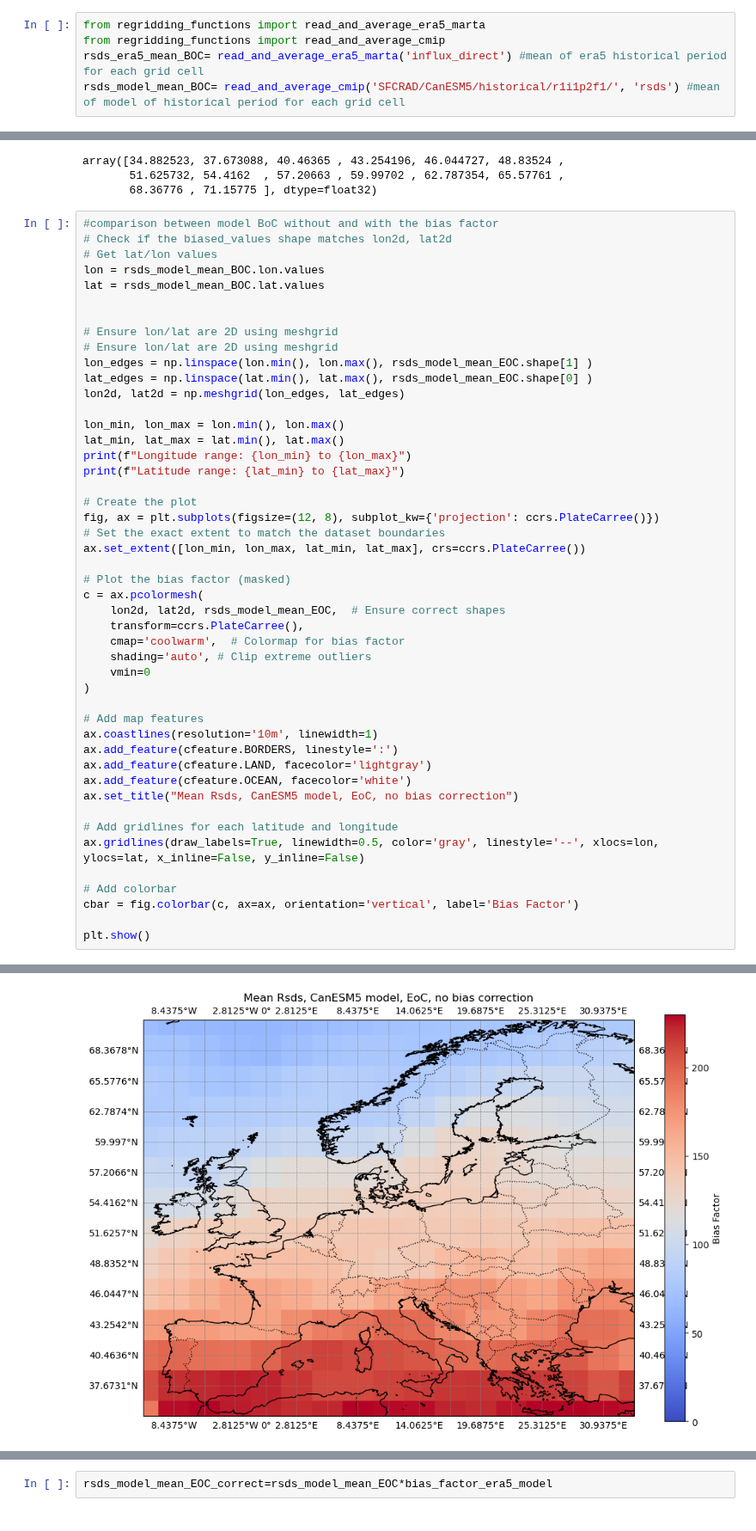
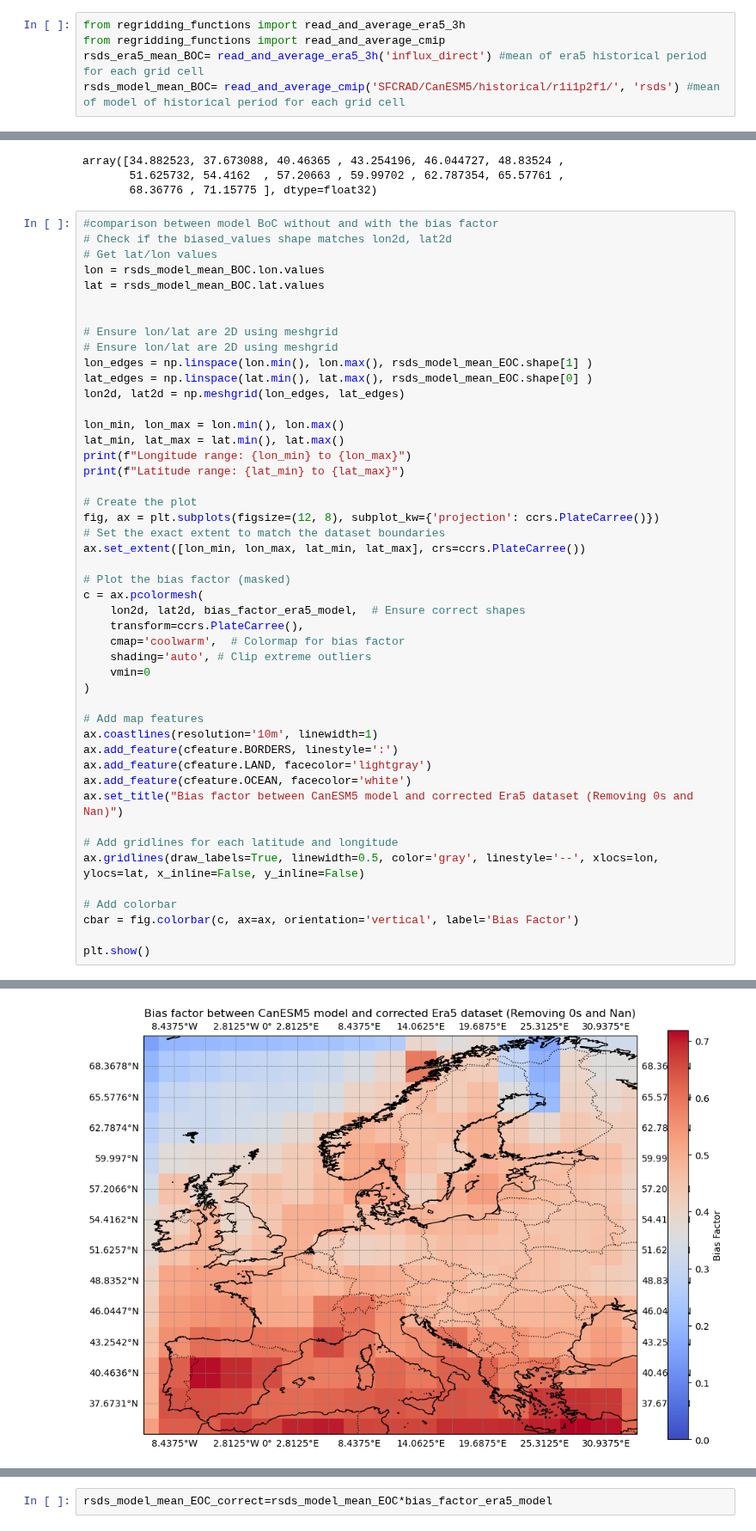
Before and after one commit to martabresco/Climate-Change-Impacted-Solar-Energy-Generation, a Jupyter notebook: bias_correction.ipynb, the cells around one changed output, grey strips where cells are left out. Shown at 86% size. Drawn from its saved outputs; the diff is of its cells as text.

Commit message:
trying to fix era5/model issue

```diff
--- a/bias_correction.ipynb
+++ b/bias_correction.ipynb
@@ -210,8 +210,8 @@ print(bias_factor_era5_sarah)  # or your array name (e.g., bias_factor_era5_sara
   0.87698936 0.876041   0.8735149  0.892235   0.88882524 0.8909934
   0.8961709 ]]
 # %%
-from regridding_functions import read_and_average_era5_marta
+from regridding_functions import read_and_average_era5_3h
 from regridding_functions import read_and_average_cmip
-rsds_era5_mean_BOC= read_and_average_era5_marta('influx_direct') #mean of era5 historical period for each grid cell
+rsds_era5_mean_BOC= read_and_average_era5_3h('influx_direct') #mean of era5 historical period for each grid cell
 rsds_model_mean_BOC= read_and_average_cmip('SFCRAD/CanESM5/historical/r1i1p2f1/', 'rsds') #mean of model of historical period for each grid cell
 # %% [output]
@@ -420,33 +423,33 @@ print(f"Latitude range: {lat_min} to {lat_max}")
 
 # Create the plot
 fig, ax = plt.subplots(figsize=(12, 8), subplot_kw={'projection': ccrs.PlateCarree()})
 # Set the exact extent to match the dataset boundaries
 ax.set_extent([lon_min, lon_max, lat_min, lat_max], crs=ccrs.PlateCarree())
 
 # Plot the bias factor (masked)
 c = ax.pcolormesh(
-    lon2d, lat2d, rsds_model_mean_EOC,  # Ensure correct shapes
+    lon2d, lat2d, bias_factor_era5_model,  # Ensure correct shapes
     transform=ccrs.PlateCarree(),
     cmap='coolwarm',  # Colormap for bias factor
     shading='auto', # Clip extreme outliers
     vmin=0
 )
 
 # Add map features
 ax.coastlines(resolution='10m', linewidth=1)
 ax.add_feature(cfeature.BORDERS, linestyle=':')
 ax.add_feature(cfeature.LAND, facecolor='lightgray')
 ax.add_feature(cfeature.OCEAN, facecolor='white')
-ax.set_title("Mean Rsds, CanESM5 model, EoC, no bias correction")
+ax.set_title("Bias factor between CanESM5 model and corrected Era5 dataset (Removing 0s and Nan)")
 
 # Add gridlines for each latitude and longitude
 ax.gridlines(draw_labels=True, linewidth=0.5, color='gray', linestyle='--', xlocs=lon, ylocs=lat, x_inline=False, y_inline=False)
 
 # Add colorbar
 cbar = fig.colorbar(c, ax=ax, orientation='vertical', label='Bias Factor')
 
 plt.show()
 # %% [output]
 Longitude range: -11.25 to 33.75
 Latitude range: 34.88252258300781 to 71.15775299072266
-[figure, old version]
+[figure, new version]
```
Also changed, not shown: parts of 4 cells of this notebook, 3 other files.
